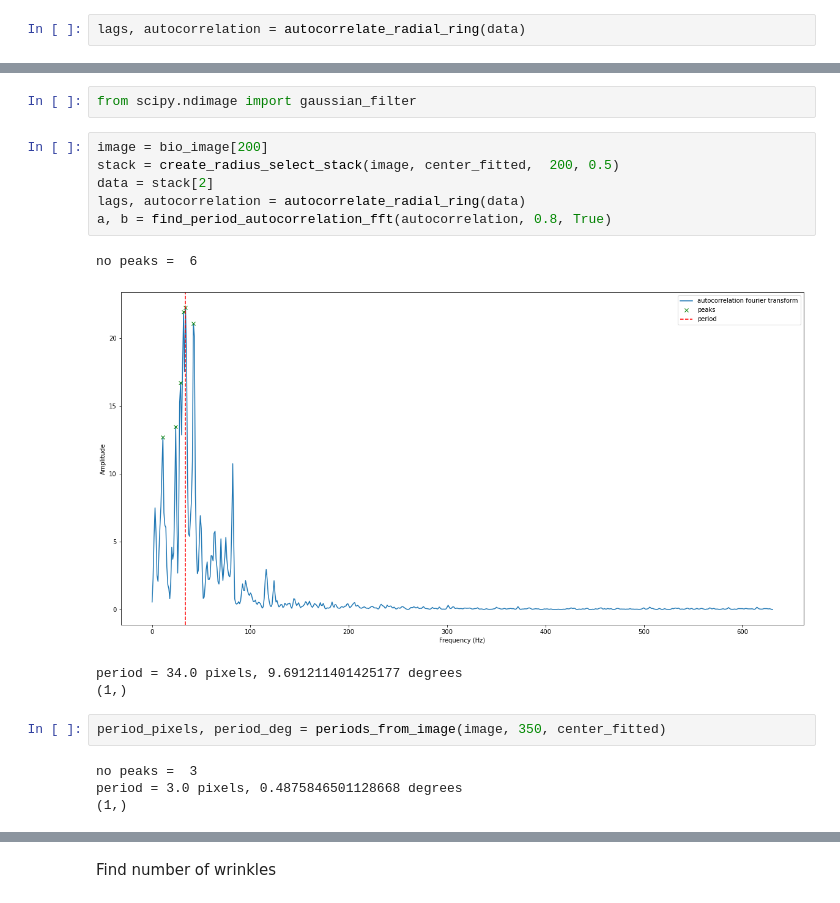
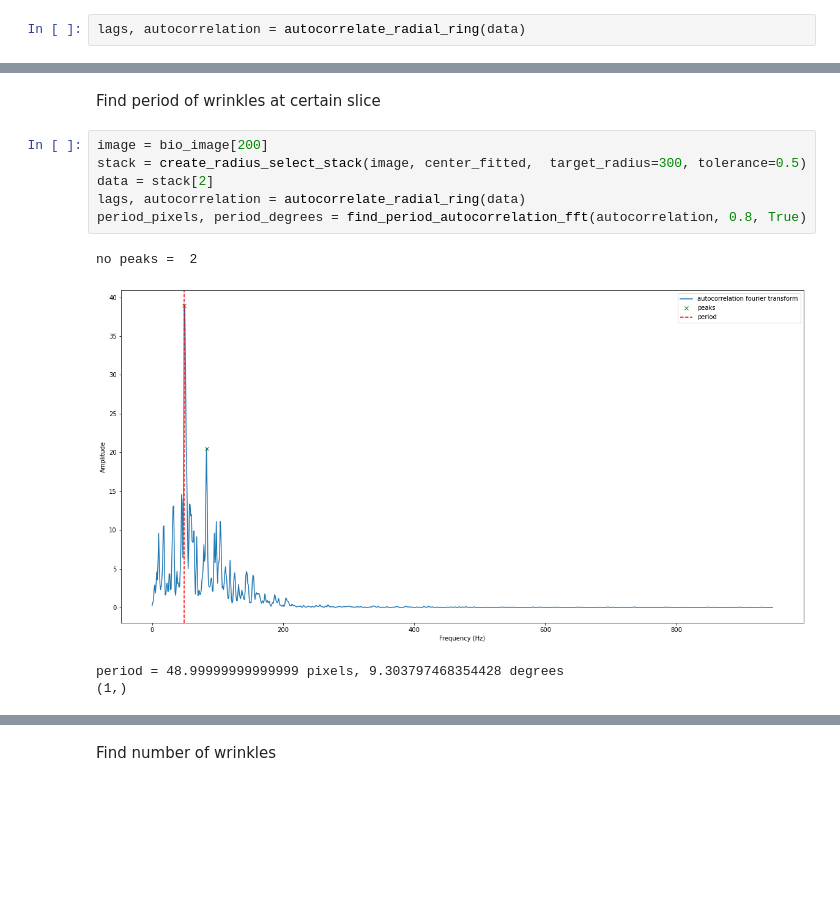
Before and after one commit to RadhikaGupta88/Biofilms, a Jupyter notebook: notebooks/3-radial_selections.ipynb, the cells around one changed output, grey strips where cells are left out. Drawn from its saved outputs; the diff is of its cells as text; blank space fills up the shorter version.

```diff
--- a/notebooks/3-radial_selections.ipynb
+++ b/notebooks/3-radial_selections.ipynb
@@ -118,19 +82,13 @@ len(autocorrelation)
-# %%
-from scipy.ndimage import gaussian_filter
+# %% [markdown]
+Find period of wrinkles at certain slice
 # %%
 image = bio_image[200]
-stack = create_radius_select_stack(image, center_fitted,  200, 0.5)
+stack = create_radius_select_stack(image, center_fitted,  target_radius=300, tolerance=0.5)
 data = stack[2]
 lags, autocorrelation = autocorrelate_radial_ring(data)
-a, b = find_period_autocorrelation_fft(autocorrelation, 0.8, True)
+period_pixels, period_degrees = find_period_autocorrelation_fft(autocorrelation, 0.8, True)
 # %% [output]
-no peaks =  6
+no peaks =  2
-[figure, old version]
+[figure, new version]
-period = 34.0 pixels, 9.691211401425177 degrees
+period = 48.99999999999999 pixels, 9.303797468354428 degrees
 (1,)
-# %%
-period_pixels, period_deg = periods_from_image(image, 350, center_fitted)
-# %% [output]
-no peaks =  3
-period = 3.0 pixels, 0.4875846501128668 degrees
-(1,)
```
Also changed, not shown: parts of 31 cells of this notebook, 7 other files.
